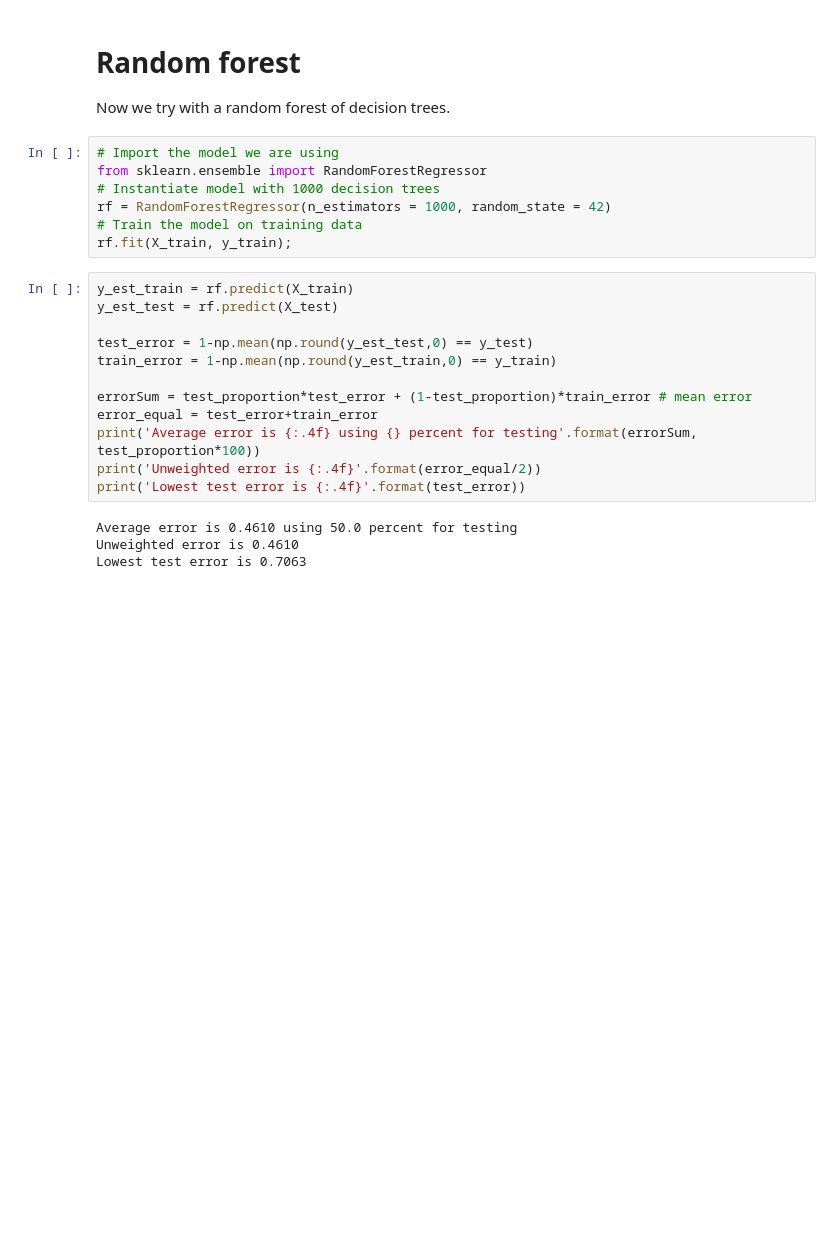
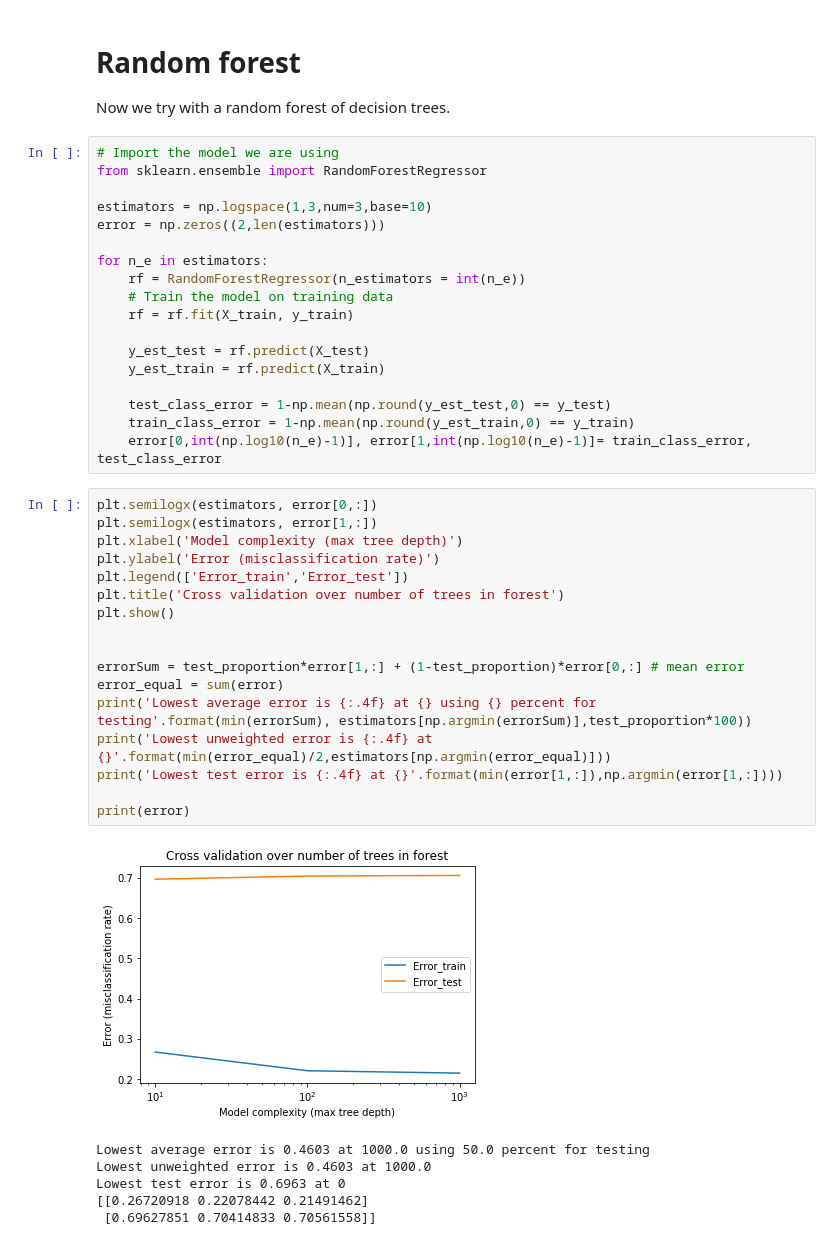
Before and after one commit to lisatostrams/MLIP, a Jupyter notebook: First_Classifiers_results.ipynb, the cells around one changed output. Cells and saved outputs as stored; diff of their text form; blank space fills up the shorter version.

```diff
--- a/First_Classifiers_results.ipynb
+++ b/First_Classifiers_results.ipynb
@@ -117,26 +117,45 @@ Based on the error plots, the model does not generalize well to test data.
 # Random forest
 
 Now we try with a random forest of decision trees.
-# %%
-# Import the model we are using
-from sklearn.ensemble import RandomForestRegressor
-# Instantiate model with 1000 decision trees
-rf = RandomForestRegressor(n_estimators = 1000, random_state = 42)
-# Train the model on training data
-rf.fit(X_train, y_train);
-# %%
-y_est_train = rf.predict(X_train)
-y_est_test = rf.predict(X_test)
-
-test_error = 1-np.mean(np.round(y_est_test,0) == y_test)
-train_error = 1-np.mean(np.round(y_est_train,0) == y_train)
-
-errorSum = test_proportion*test_error + (1-test_proportion)*train_error # mean error
-error_equal = test_error+train_error
-print('Average error is {:.4f} using {} percent for testing'.format(errorSum, test_proportion*100))
-print('Unweighted error is {:.4f}'.format(error_equal/2))
-print('Lowest test error is {:.4f}'.format(test_error))
-# %% [output]
-Average error is 0.4610 using 50.0 percent for testing
-Unweighted error is 0.4610
-Lowest test error is 0.7063
+# %%
+# Import the model we are using
+from sklearn.ensemble import RandomForestRegressor
+
+estimators = np.logspace(1,3,num=3,base=10)
+error = np.zeros((2,len(estimators)))
+
+for n_e in estimators:
+    rf = RandomForestRegressor(n_estimators = int(n_e))
+    # Train the model on training data
+    rf = rf.fit(X_train, y_train)
+
+    y_est_test = rf.predict(X_test)
+    y_est_train = rf.predict(X_train)
+
+    test_class_error = 1-np.mean(np.round(y_est_test,0) == y_test)
+    train_class_error = 1-np.mean(np.round(y_est_train,0) == y_train)
+    error[0,int(np.log10(n_e)-1)], error[1,int(np.log10(n_e)-1)]= train_class_error, test_class_error
+# %%
+plt.semilogx(estimators, error[0,:])
+plt.semilogx(estimators, error[1,:])
+plt.xlabel('Model complexity (max tree depth)')
+plt.ylabel('Error (misclassification rate)')
+plt.legend(['Error_train','Error_test'])
+plt.title('Cross validation over number of trees in forest')
+plt.show()
+
+
+errorSum = test_proportion*error[1,:] + (1-test_proportion)*error[0,:] # mean error
+error_equal = sum(error)
+print('Lowest average error is {:.4f} at {} using {} percent for testing'.format(min(errorSum), estimators[np.argmin(errorSum)],test_proportion*100))
+print('Lowest unweighted error is {:.4f} at {}'.format(min(error_equal)/2,estimators[np.argmin(error_equal)]))
+print('Lowest test error is {:.4f} at {}'.format(min(error[1,:]),np.argmin(error[1,:])))
+
+print(error)
+# %% [output]
+[figure, added]
+Lowest average error is 0.4603 at 1000.0 using 50.0 percent for testing
+Lowest unweighted error is 0.4603 at 1000.0
+Lowest test error is 0.6963 at 0
+[[0.26720918 0.22078442 0.21491462]
+ [0.69627851 0.70414833 0.70561558]]
```
Also changed, not shown: parts of 8 cells of this notebook, 1 other file.
